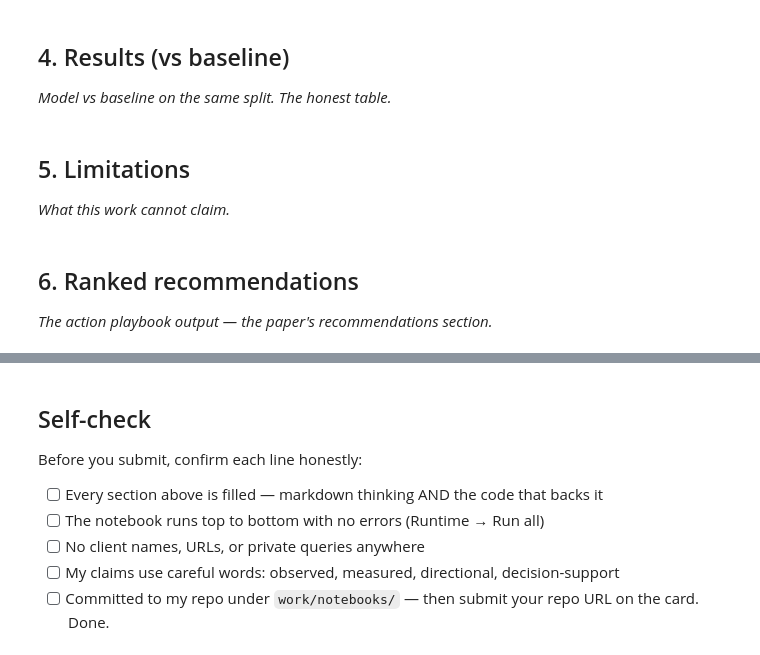
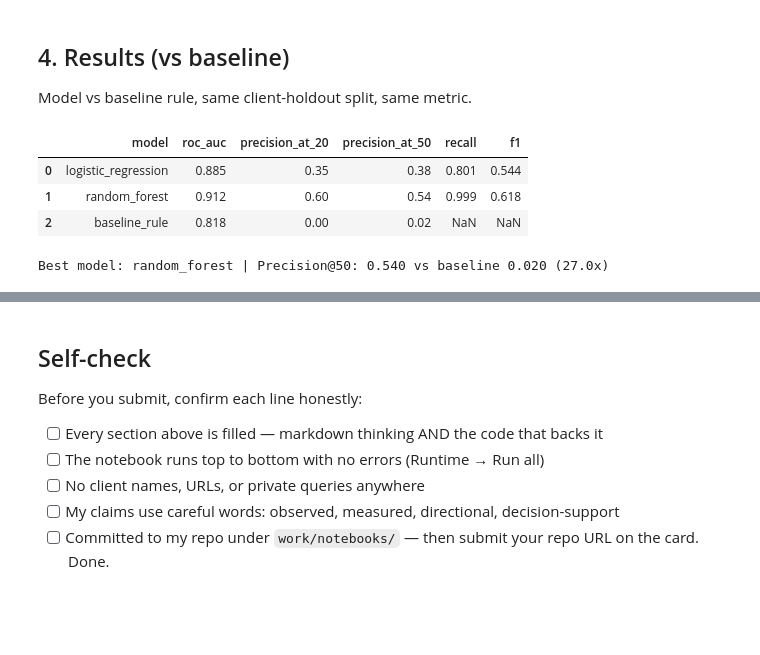
Before and after one commit to ashoktanakanti/flyrank_ml, a Jupyter notebook: work/notebooks/capstone.ipynb, the cells around one changed output, grey strips where cells are left out. Cells and saved outputs as stored; diff of their text form; code cells hidden in the pictures; blank space fills up the shorter version.

```diff
--- a/work/notebooks/capstone.ipynb
+++ b/work/notebooks/capstone.ipynb
@@ -30,4 +156,4 @@ This skeleton is yours to fill. Work the sections **in order** — each one has
 # %% [markdown]
 ## 4. Results (vs baseline)
 
-*Model vs baseline on the same split. The honest table.*
+Model vs baseline rule, same client-holdout split, same metric.
@@ -37,4 +159,0 @@ This skeleton is yours to fill. Work the sections **in order** — each one has
-# %% [markdown]
-## 5. Limitations
-
-*What this work cannot claim.*
@@ -44,4 +159,0 @@ This skeleton is yours to fill. Work the sections **in order** — each one has
-# %% [markdown]
-## 6. Ranked recommendations
-
-*The action playbook output — the paper's recommendations section.*
@@ -50,0 +160,52 @@ This skeleton is yours to fill. Work the sections **in order** — each one has
+# %%
+models = {
+    "logistic_regression": Pipeline([
+        ("scaler", StandardScaler()),
+        ("model", LogisticRegression(class_weight="balanced", max_iter=1000, random_state=RANDOM_STATE)),
+    ]),
+    "random_forest": RandomForestClassifier(
+        class_weight="balanced_subsample", max_depth=10, min_samples_leaf=25,
+        n_estimators=200, random_state=RANDOM_STATE, n_jobs=-1,
+    ),
+}
+
+results = []
+fitted_models = {}
+for name, model in models.items():
+    model.fit(X_train, y_train)
+    fitted_models[name] = model
+    probs = model.predict_proba(X_test)[:, 1]
+    preds = (probs >= 0.5).astype(int)
+    results.append({
+        "model": name,
+        "roc_auc": roc_auc_score(y_test, probs),
+        "precision_at_20": precision_at_k(y_test, probs, 20),
+        "precision_at_50": precision_at_k(y_test, probs, 50),
+        "recall": recall_score(y_test, preds, zero_division=0),
+        "f1": f1_score(y_test, preds, zero_division=0),
+    })
+
+results.append({
+    "model": "baseline_rule",
+    "roc_auc": roc_auc_score(y_test, baseline_test_scores),
+    "precision_at_20": precision_at_k(y_test, baseline_test_scores, 20),
+    "precision_at_50": precision_at_k(y_test, baseline_test_scores, 50),
+    "recall": np.nan,
+    "f1": np.nan,
+})
+
+results_df = pd.DataFrame(results).round(3)
+display(results_df)
+
+best_model = fitted_models["random_forest"]
+best_row = results_df[results_df["model"] == "random_forest"].iloc[0]
+base_row = results_df[results_df["model"] == "baseline_rule"].iloc[0]
+lift = best_row["precision_at_50"] / base_row["precision_at_50"] if base_row["precision_at_50"] > 0 else float("nan")
+print(f"\nBest model: random_forest | Precision@50: {best_row['precision_at_50']:.3f} vs "
+      f"baseline {base_row['precision_at_50']:.3f} ({lift:.1f}x)")
+# %% [output]
+|  | model | roc_auc | precision_at_20 | precision_at_50 | recall | f1 |
+| 0 | logistic_regression | 0.885 | 0.35 | 0.38 | 0.801 | 0.544 |
+| 1 | random_forest | 0.912 | 0.60 | 0.54 | 0.999 | 0.618 |
+| 2 | baseline_rule | 0.818 | 0.00 | 0.02 | NaN | NaN |
+Best model: random_forest | Precision@50: 0.540 vs baseline 0.020 (27.0x)
```
Also changed, not shown: parts of 20 cells of this notebook.
